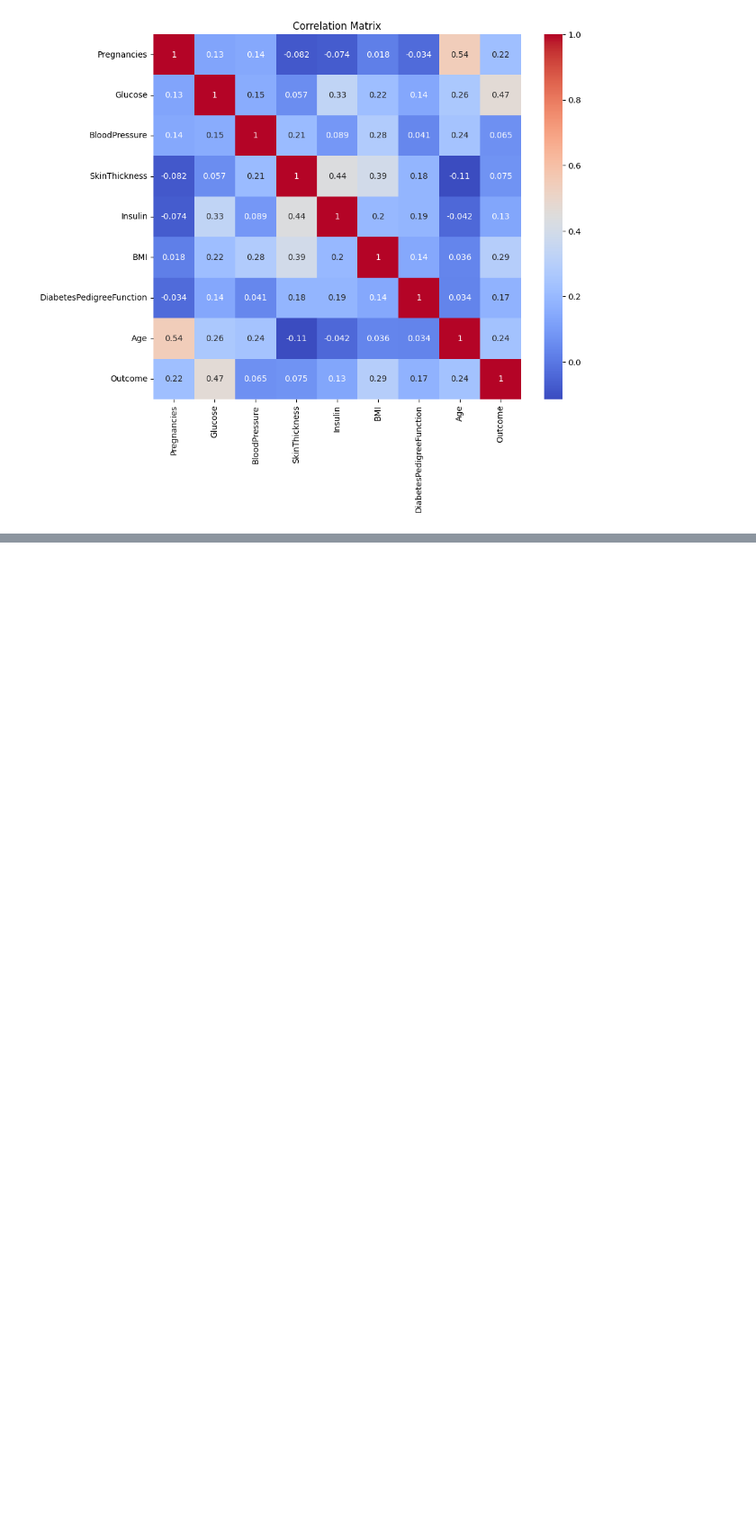
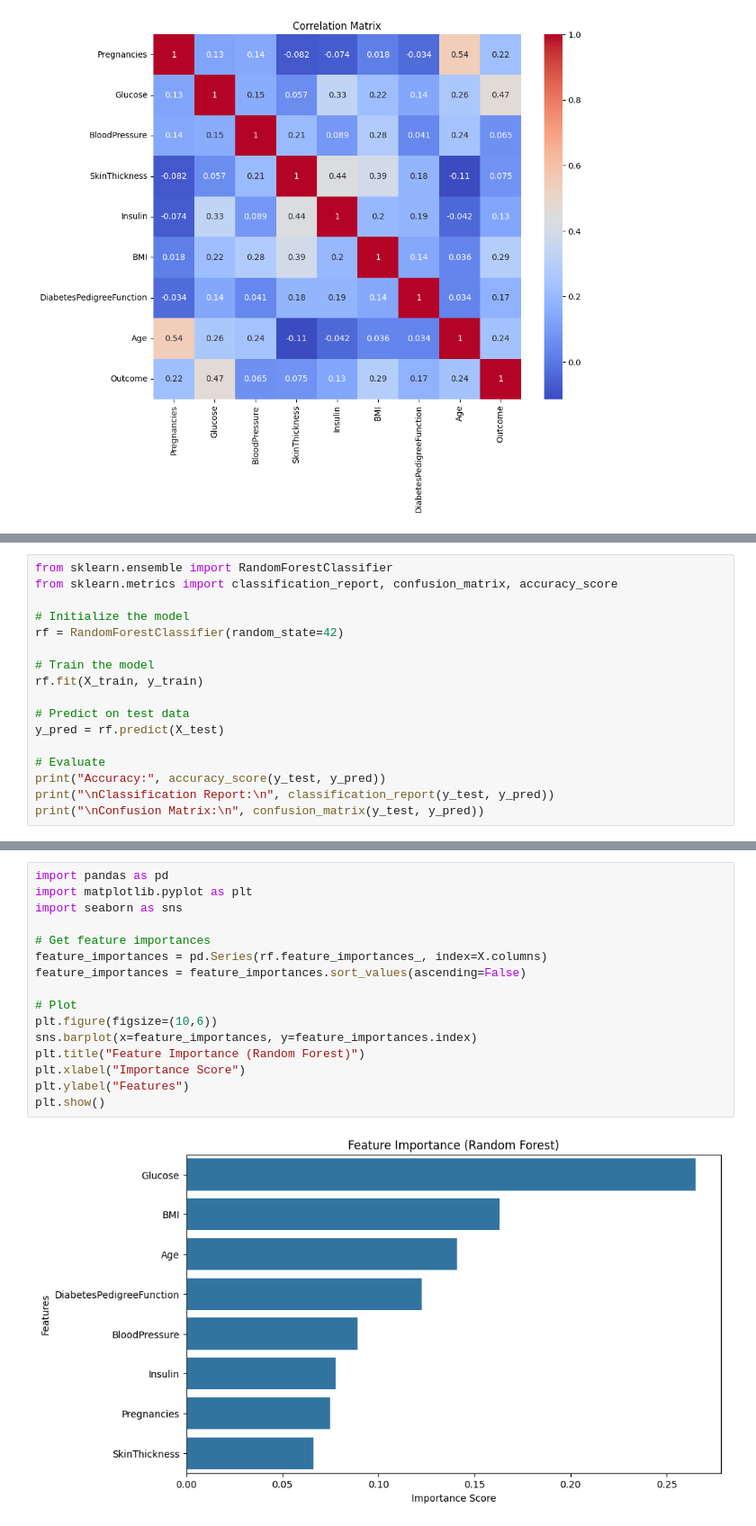
Before and after one commit to solaiman6551/diabetes-risk-predictor, a Jupyter notebook: notebooks/01_data_exploration.ipynb, the cells around one changed output, grey strips where cells are left out. Shown: that part at 90% size. Drawn from its saved outputs; the diff is of its cells as text; blank space fills up the shorter version.

```diff
--- a/notebooks/01_data_exploration.ipynb
+++ b/notebooks/01_data_exploration.ipynb
@@ -39,0 +110,17 @@ dtype: int64
+# %%
+from sklearn.ensemble import RandomForestClassifier
+from sklearn.metrics import classification_report, confusion_matrix, accuracy_score
+
+# Initialize the model
+rf = RandomForestClassifier(random_state=42)
+
+# Train the model
+rf.fit(X_train, y_train)
+
+# Predict on test data
+y_pred = rf.predict(X_test)
+
+# Evaluate
+print("Accuracy:", accuracy_score(y_test, y_pred))
+print("\nClassification Report:\n", classification_report(y_test, y_pred))
+print("\nConfusion Matrix:\n", confusion_matrix(y_test, y_pred))
@@ -39,0 +144,18 @@ dtype: int64
+# %%
+import pandas as pd
+import matplotlib.pyplot as plt
+import seaborn as sns
+
+# Get feature importances
+feature_importances = pd.Series(rf.feature_importances_, index=X.columns)
+feature_importances = feature_importances.sort_values(ascending=False)
+
+# Plot
+plt.figure(figsize=(10,6))
+sns.barplot(x=feature_importances, y=feature_importances.index)
+plt.title("Feature Importance (Random Forest)")
+plt.xlabel("Importance Score")
+plt.ylabel("Features")
+plt.show()
+# %% [output]
+[figure, added]
```
Also changed, not shown: parts of 15 cells of this notebook, 1 other file.
